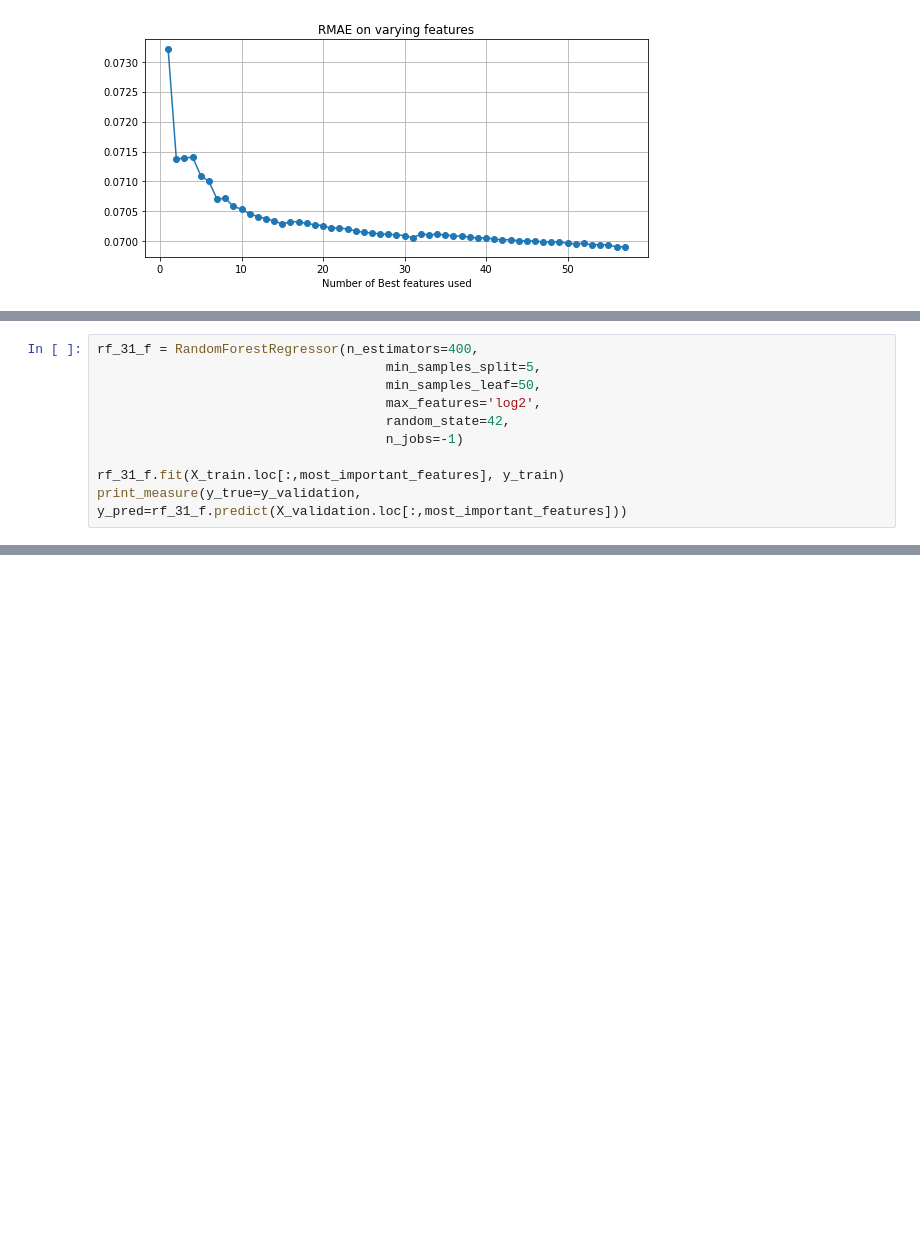
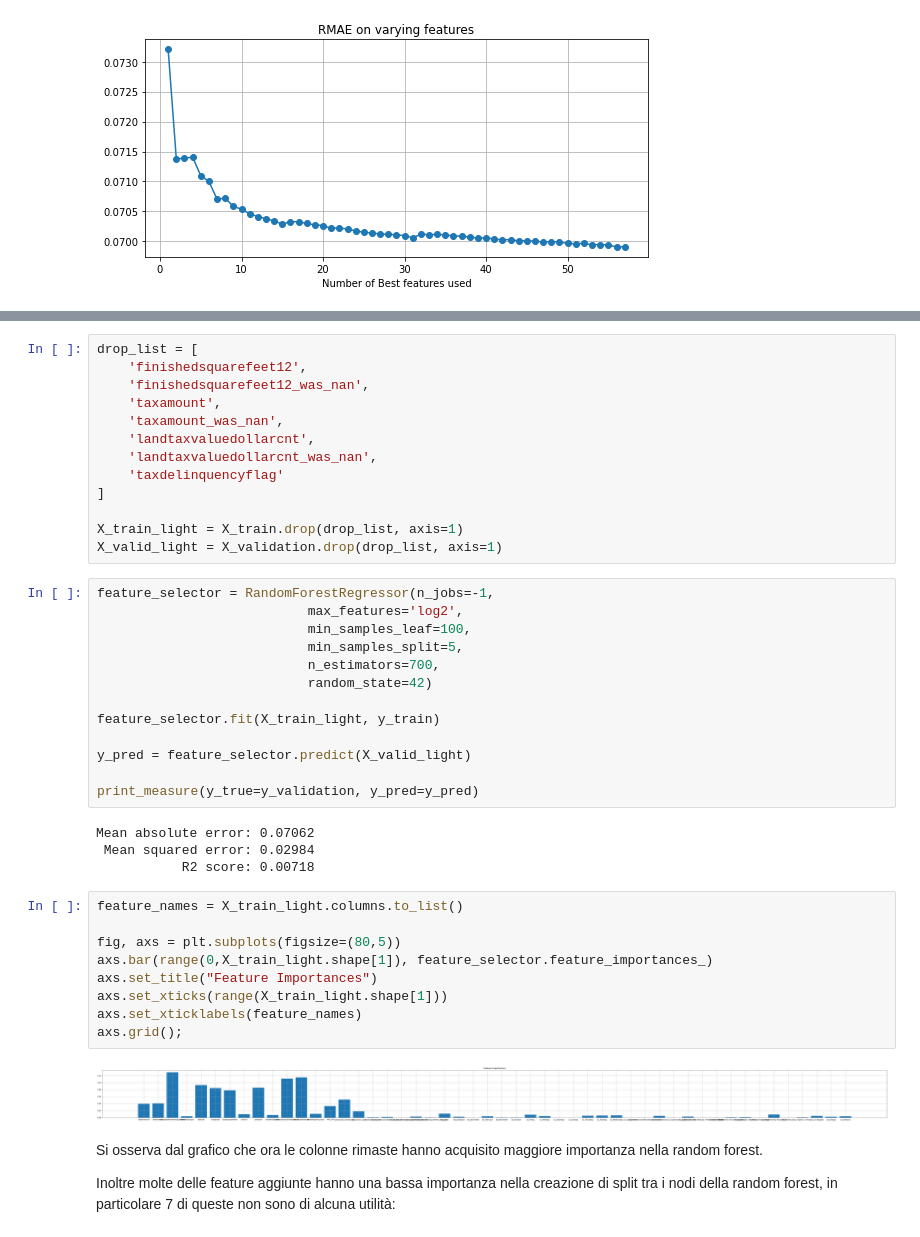
Before and after one commit to matteospanio/zillow-prize, a Jupyter notebook: 04 - Random Forests.ipynb, the cells around one changed output, grey strips where cells are left out. Cells and saved outputs as stored; diff of their text form; blank space fills up the shorter version.

```diff
--- a/04 - Random Forests.ipynb
+++ b/04 - Random Forests.ipynb
@@ -296,10 +231,0 @@ print(most_important_features)
-# %%
-rf_31_f = RandomForestRegressor(n_estimators=400,
-                                     min_samples_split=5,
-                                     min_samples_leaf=50,
-                                     max_features='log2',
-                                     random_state=42,
-                                     n_jobs=-1)
-
-rf_31_f.fit(X_train.loc[:,most_important_features], y_train)
-print_measure(y_true=y_validation, y_pred=rf_31_f.predict(X_validation.loc[:,most_important_features]))
@@ -345,0 +334,45 @@ ax.grid();
+# %%
+drop_list = [
+    'finishedsquarefeet12',
+    'finishedsquarefeet12_was_nan',
+    'taxamount',
+    'taxamount_was_nan',
+    'landtaxvaluedollarcnt',
+    'landtaxvaluedollarcnt_was_nan',
+    'taxdelinquencyflag'
+]
+
+X_train_light = X_train.drop(drop_list, axis=1)
+X_valid_light = X_validation.drop(drop_list, axis=1)
+# %%
+feature_selector = RandomForestRegressor(n_jobs=-1,
+                           max_features='log2',
+                           min_samples_leaf=100,
+                           min_samples_split=5,
+                           n_estimators=700,
+                           random_state=42)
+
+feature_selector.fit(X_train_light, y_train)
+
+y_pred = feature_selector.predict(X_valid_light)
+
+print_measure(y_true=y_validation, y_pred=y_pred)
+# %% [output]
+Mean absolute error: 0.07062
+ Mean squared error: 0.02984
+           R2 score: 0.00718
+# %%
+feature_names = X_train_light.columns.to_list()
+
+fig, axs = plt.subplots(figsize=(80,5))
+axs.bar(range(0,X_train_light.shape[1]), feature_selector.feature_importances_)
+axs.set_title("Feature Importances")
+axs.set_xticks(range(X_train_light.shape[1]))
+axs.set_xticklabels(feature_names)
+axs.grid();
+# %% [output]
+[figure, added]
+# %% [markdown]
+Si osserva dal grafico che ora le colonne rimaste hanno acquisito maggiore importanza nella random forest.
+
+Inoltre molte delle feature aggiunte hanno una bassa importanza nella creazione di split tra i nodi della random forest, in particolare 7 di queste non sono di alcuna utilità:
```
Also changed, not shown: parts of 43 cells of this notebook.
